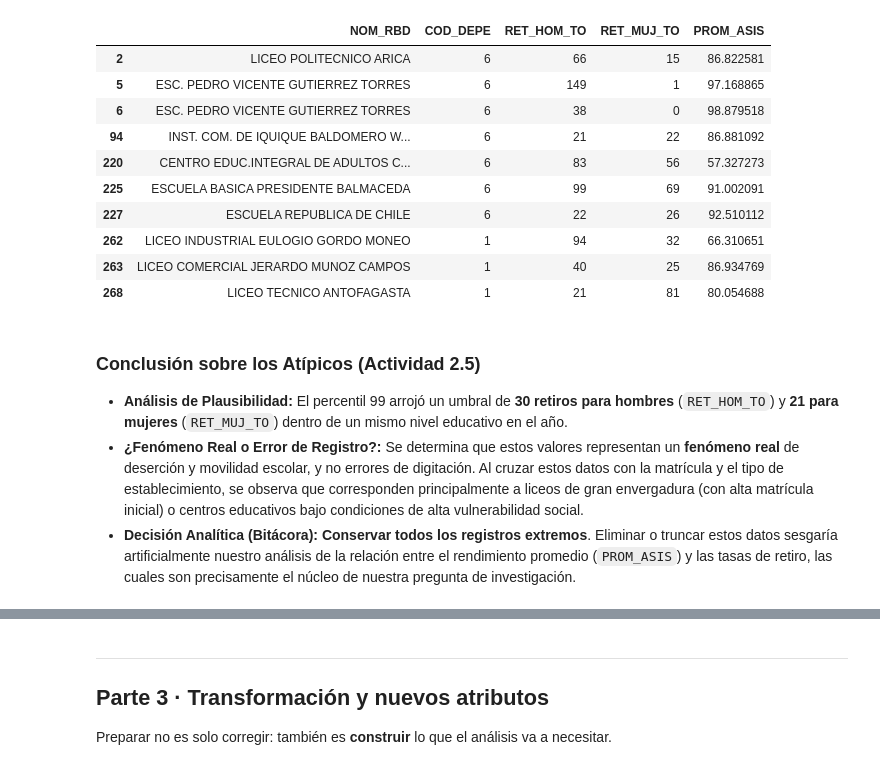
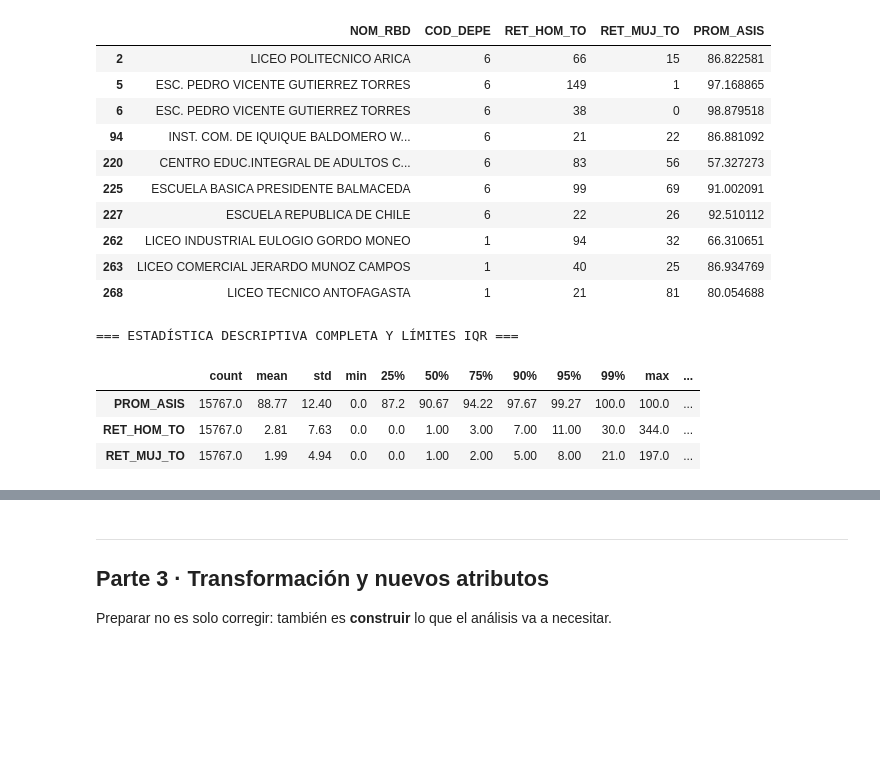
Before and after one commit to fcovarrubiasp-debug/CIENCIA-DE-DATO-, a Jupyter notebook: 7_S2_Notebook_Laboratorio_CDD.ipynb, the cells around one changed output, grey strips where cells are left out. Saved outputs shown, nothing was run; the diff lists cells and outputs as text; code cells hidden in the pictures; blank space fills up the shorter version.

```diff
--- a/7_S2_Notebook_Laboratorio_CDD.ipynb
+++ b/7_S2_Notebook_Laboratorio_CDD.ipynb
@@ -543,9 +543,41 @@ Ejemplo de establecimientos con retiros extremos y su asistencia promedio corres
 | 262 | LICEO INDUSTRIAL EULOGIO GORDO MONEO | 1 | 94 | 32 | 66.310651 |
 | 263 | LICEO COMERCIAL JERARDO MUNOZ CAMPOS | 1 | 40 | 25 | 86.934769 |
 | 268 | LICEO TECNICO ANTOFAGASTA | 1 | 21 | 81 | 80.054688 |
-# %% [markdown]
-### Conclusión sobre los Atípicos (Actividad 2.5)
-
-* **Análisis de Plausibilidad:** El percentil 99 arrojó un umbral de **30 retiros para hombres** (`RET_HOM_TO`) y **21 para mujeres** (`RET_MUJ_TO`) dentro de un mismo nivel educativo en el año.
-* **¿Fenómeno Real o Error de Registro?:** Se determina que estos valores representan un **fenómeno real** de deserción y movilidad escolar, y no errores de digitación. Al cruzar estos datos con la matrícula y el tipo de establecimiento, se observa que corresponden principalmente a liceos de gran envergadura (con alta matrícula inicial) o centros educativos bajo condiciones de alta vulnerabilidad social.
-* **Decisión Analítica (Bitácora):** **Conservar todos los registros extremos**. Eliminar o truncar estos datos sesgaría artificialmente nuestro análisis de la relación entre el rendimiento promedio (`PROM_ASIS`) y las tasas de retiro, las cuales son precisamente el núcleo de nuestra pregunta de investigación.
+# %%
+import pandas as pd
+import numpy as np
+import os
+
+# Recuperar el dataframe de manera robusta usando variables globales o cargando el archivo original directamente
+archivo_original = '20260303_Resumen_Rendimiento_2025_20260131.csv'
+
+if 'limpio' in globals():
+    data_analisis = limpio
+elif 'df' in globals():
+    data_analisis = df
+elif os.path.exists('mi_conjunto_limpio.csv'):
+    data_analisis = pd.read_csv('mi_conjunto_limpio.csv', sep=';')
+elif os.path.exists(archivo_original):
+    # Carga de respaldo y limpieza rápida inline de la variable objetivo
+    data_analisis = pd.read_csv(archivo_original, sep=',')
+    data_analisis = data_analisis.dropna(subset=['PROM_ASIS'])
+else:
+    raise NameError("No se encontró ningún archivo de datos. Por favor sube tu archivo CSV al entorno de Colab.")
+
+# 1. Cálculo de estadísticas descriptivas completas y cuartiles (Q1, Q2/Mediana, Q3)
+variables_analisis = ['PROM_ASIS', 'RET_HOM_TO', 'RET_MUJ_TO']
+estadisticas = data_analisis[variables_analisis].describe(percentiles=[0.25, 0.50, 0.75, 0.90, 0.95, 0.99]).T
+
+# Calcular el Rango Intercuartílico (IQR) y los límites para detectar atípicos
+estadisticas['IQR'] = estadisticas['75%'] - estadisticas['25%']
+estadisticas['Limite_Superior_IQR'] = estadisticas['75%'] + 1.5 * estadisticas['IQR']
+estadisticas['Limite_Inferior_IQR'] = np.clip(estadisticas['25%'] - 1.5 * estadisticas['IQR'], 0, None)
+
+print("=== ESTADÍSTICA DESCRIPTIVA COMPLETA Y LÍMITES IQR ===")
+display(estadisticas.round(2))
+# %% [output]
+=== ESTADÍSTICA DESCRIPTIVA COMPLETA Y LÍMITES IQR ===
+|  | count | mean | std | min | 25% | 50% | 75% | 90% | 95% | 99% | max | ... |
+| PROM_ASIS | 15767.0 | 88.77 | 12.40 | 0.0 | 87.2 | 90.67 | 94.22 | 97.67 | 99.27 | 100.0 | 100.0 | ... |
+| RET_HOM_TO | 15767.0 | 2.81 | 7.63 | 0.0 | 0.0 | 1.00 | 3.00 | 7.00 | 11.00 | 30.0 | 344.0 | ... |
+| RET_MUJ_TO | 15767.0 | 1.99 | 4.94 | 0.0 | 0.0 | 1.00 | 2.00 | 5.00 | 8.00 | 21.0 | 197.0 | ... |
```
Also changed, not shown: parts of 7 cells of this notebook.
